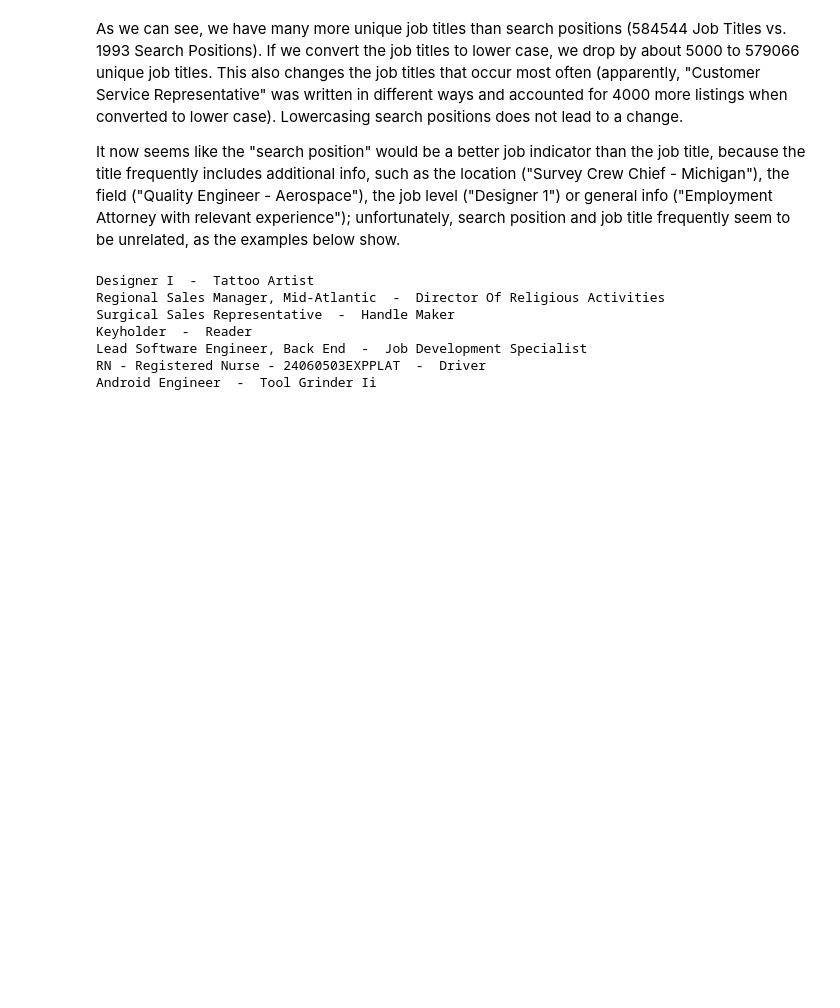
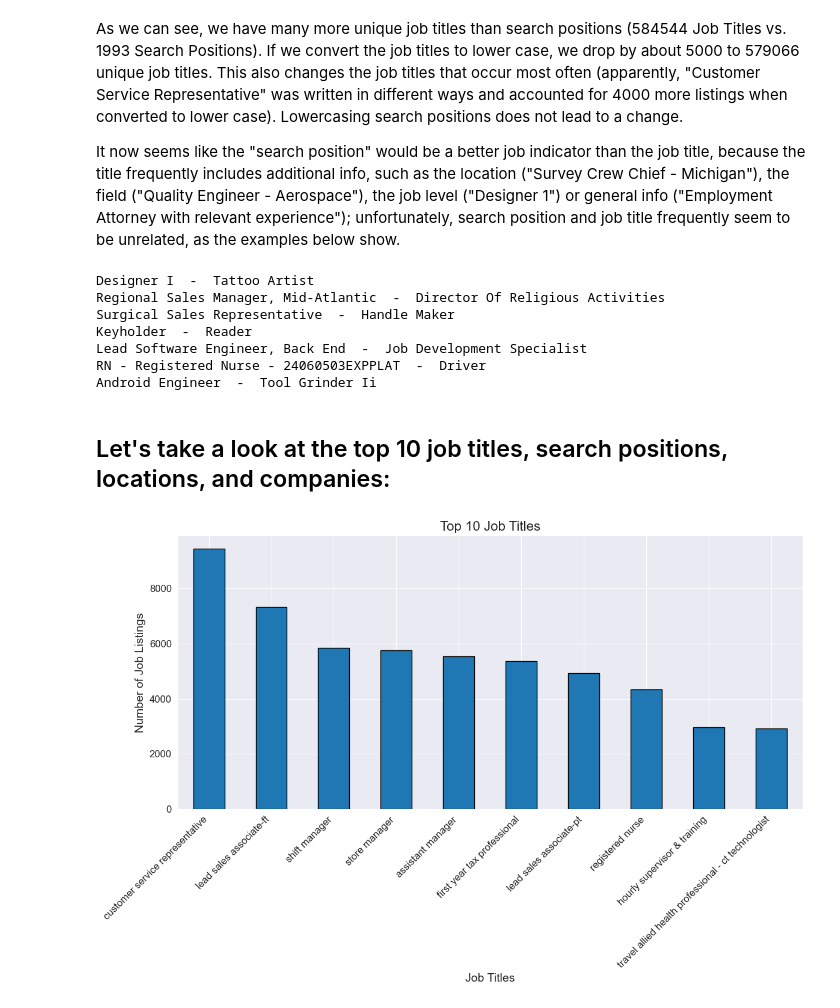
Before and after one commit to NotAWiz4rd/supervised-learning-final, a Jupyter notebook: ml-final-project.ipynb, the cells around one changed output. Saved outputs shown, nothing was run; the diff lists cells and outputs as text; code cells hidden in the pictures; blank space fills up the shorter version.

```diff
--- a/ml-final-project.ipynb
+++ b/ml-final-project.ipynb
@@ -98,3 +103,19 @@ Keyholder  -  Reader
 Lead Software Engineer, Back End  -  Job Development Specialist
 RN - Registered Nurse - 24060503EXPPLAT  -  Driver
 Android Engineer  -  Tool Grinder Ii
+# %% [markdown]
+## Let's take a look at the top 10 job titles, search positions, locations, and companies:
+# %%
+plt.figure(figsize=(12, 8))
+
+top_job_titles = job_postings['job_title'].str.lower().value_counts().head(10)
+top_job_titles.plot(kind='bar', edgecolor='black')
+
+plt.title('Top 10 Job Titles', fontsize=16)
+plt.xlabel('Job Titles', fontsize=14)
+plt.ylabel('Number of Job Listings', fontsize=14)
+plt.xticks(rotation=45, ha='right', fontsize=12)
+plt.yticks(fontsize=12)
+plt.tight_layout()
+# %% [output]
+[figure, added]
```
Also changed, not shown: parts of 13 cells of this notebook.
